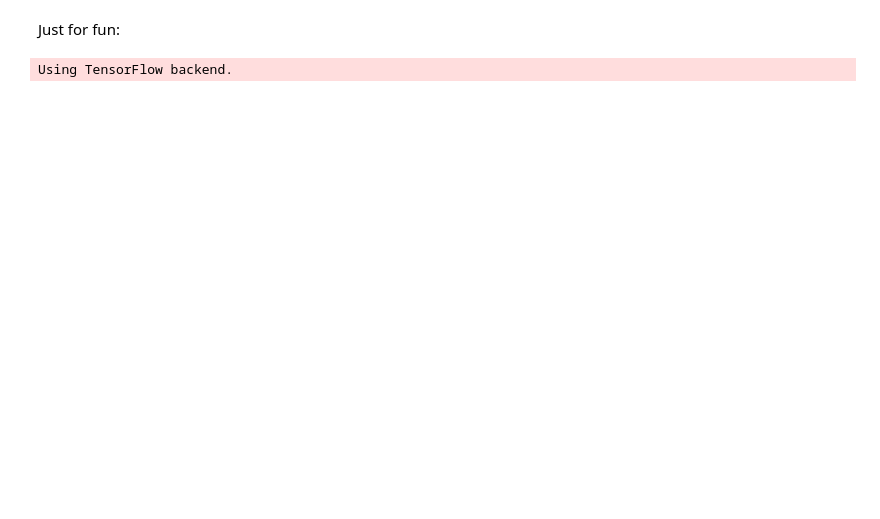
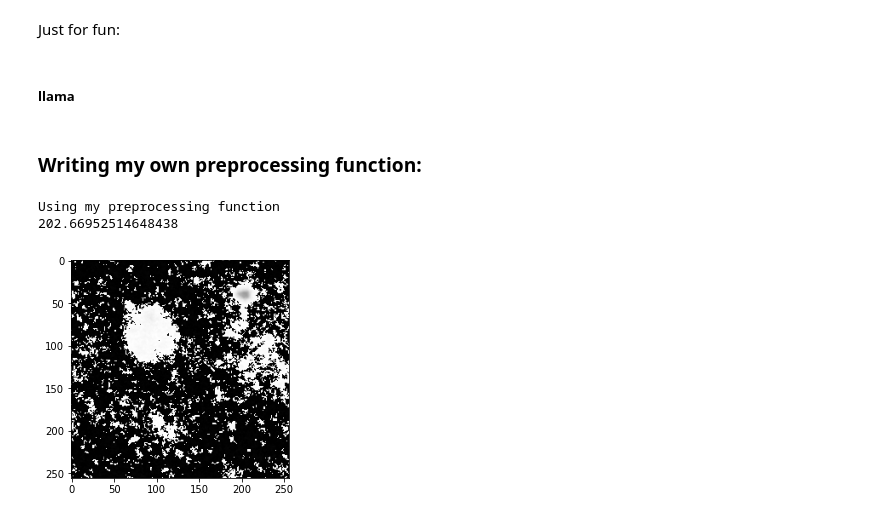
Before and after one commit to johnmays/inline-paint-manufacturing-machine-learning, a Jupyter notebook: still_paint/Post-Hinc/looking_at_preprocessing.ipynb, the cells around one changed output. Drawn from its saved outputs; the diff is of its cells as text; code cells hidden in the pictures; blank space fills up the shorter version.

```diff
--- a/still_paint/Post-Hinc/looking_at_preprocessing.ipynb
+++ b/still_paint/Post-Hinc/looking_at_preprocessing.ipynb
@@ -122,13 +122,15 @@ img = vgg16.preprocess_input(img)
 
 model = vgg16.VGG16()
 # %%
-from keras.applications.vgg16 import decode_predictions
-features = model.predict(img)
+# from keras.applications.vgg16 import decode_predictions
+# features = model.predict(img)
 # convert the probabilities to class labels
 # label = decode_predictions(features)
 # retrieve the most likely result, e.g. highest probability
 # label = label[0][0]
 # print the classification
 # print(label[1])
-# %% [output]
-Using TensorFlow backend.
+# %% [markdown]
+##### llama
+# %% [markdown]
+### Writing my own preprocessing function:
@@ -134,0 +177,12 @@ Using TensorFlow backend.
+# %%
+img1 = imread('080921_image__92_256_cropped_0_8.tif')
+print("Using my preprocessing function")
+img1 = custom_preprocessing(img1)
+# img1 = np.uint8(img1)
+# print(img1)
+plt.imshow(img1)
+plt.show()
+# %% [output]
+Using my preprocessing function
+202.66952514648438
+[figure, added]
```
Also changed, not shown: parts of 7 cells of this notebook.
